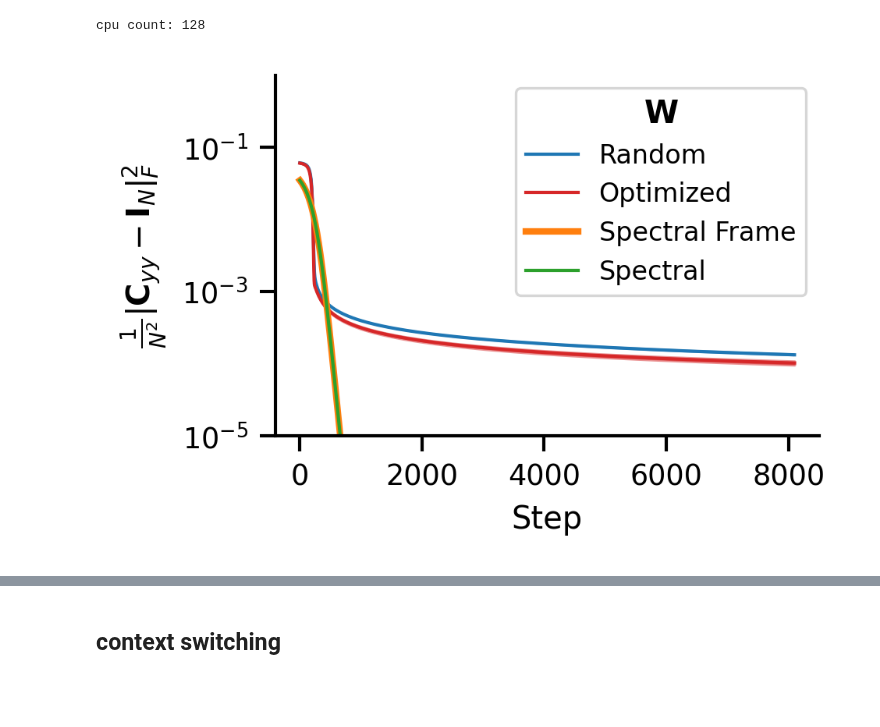
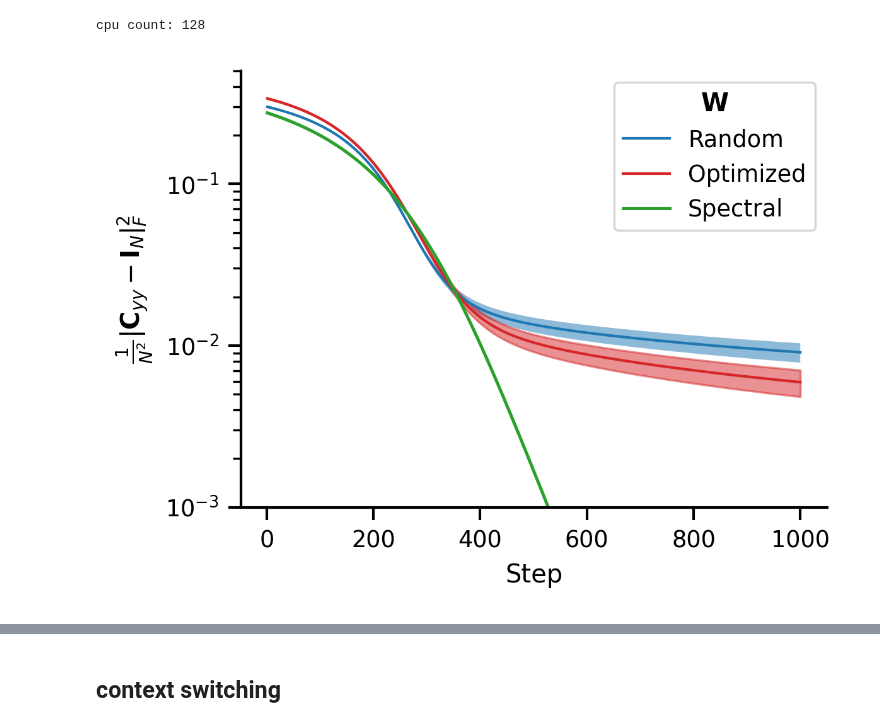
Before and after one commit to lyndond/frame_whitening, a Jupyter notebook: figures/grassmann.ipynb, the cells around one changed output, grey strips where cells are left out. Drawn from its saved outputs; the diff is of its cells as text; code cells hidden in the pictures; blank space fills up the shorter version.

```diff
--- a/figures/grassmann.ipynb
+++ b/figures/grassmann.ipynb
@@ -35,10 +35,15 @@ def simulate_one(
     Cxx =  np.diag(s)   # DIAGONAL COV
 
     if frame == "GRASSMANN":
-        if k >3:
+        if n > 3:
             W, _ = fw.get_grassmannian(n, k, rng)
-        else:
-            W = fw.get_mercedes_frame()
+        elif n == 2:
+            Q, _ = np.linalg.qr(rng.standard_normal((k, k)))
+            W = fw.get_mercedes_frame() @ Q.T
+        else: # n == 3
+            Q, _ = np.linalg.qr(rng.standard_normal((k, k)))
+            W = fw.get_equiangular_3d() @ Q.T
+
     elif frame == "RANDN":
         W = rng.standard_normal((n, k))
     elif frame == "SPECTRAL_FRAME":
@@ -47,8 +52,11 @@ def simulate_one(
         W = np.eye(n)
     W = fw.normalize_frame(W)
 
+    online = False
+    # online = True
+    batch_size = 1
     g_last, _, errors, _ = fws.adapt_covariance(
-        [Cxx], W, 0, n_batch, eta_g, None, False, False, 1., verbose=False, break_on_convergence=False,
+        [Cxx], W, batch_size, n_batch, eta_g, None, online, False, 1., verbose=False, break_on_convergence=False,
         )
 
     return errors, g_last
@@ -77,46 +85,46 @@ def simulate_many(
     return all_errors, all_g
 # %%
 n_repeats = 100
-n = 16
-n_steps = 8096
+n = 2
+n_steps = 1000
 lr = 5E-3
 all_errors_randn,_ = simulate_many(n, n_steps, n_repeats, lr, "RANDN")
 all_errors_grassmann,_ = simulate_many(n, n_steps, n_repeats, lr, "GRASSMANN")
-all_errors_spectral_frame, g_last_spectral_frame = simulate_many(n, n_steps, n_repeats, lr, "SPECTRAL_FRAME")
-all_errors_spectral, g_last_spectral = simulate_many(n, n_steps, n_repeats, lr, "SPECTRAL")
+all_errors_spectral_frame, g_last_spectral_frame = simulate_many(n, n_steps, n_repeats, lr, "SPECTRAL")
+# all_errors_spectral, g_last_spectral = simulate_many(n, n_steps, n_repeats, lr, "SPECTRAL")
 # %%
 # fmt: off
 def get_mean_sem(x):
     return np.mean(x, axis=0), np.std(x, axis=0) / np.sqrt(x.shape[0])
 
 with sns.plotting_context("paper", font_scale=1):
-    fig, ax = plt.subplots(1, 1, figsize=(3, 2) ,dpi=300)
+    fig, ax = plt.subplots(1, 1, figsize=(4, 3) ,dpi=300)
 
     mu_randn, sig_randn = get_mean_sem(all_errors_randn)
     mu_opt, sig_opt = get_mean_sem(all_errors_grassmann)
     mu_spectral, sig_spectral = get_mean_sem(all_errors_spectral)
 
     ax.plot(range(1, len(mu_randn)+1), mu_randn, color="C0", label="Random", linewidth=1)
     ax.fill_between(range(1, len(mu_randn)+1), mu_randn - sig_randn, mu_randn + sig_randn, alpha=0.5)
 
     ax.plot(range(1, len(mu_opt)+1), mu_opt, color="C3", label="Optimized", linewidth=1)
     ax.fill_between(range(1, len(mu_opt)+1), mu_opt - sig_opt, mu_opt + sig_opt, color="C3", alpha=0.5)
 
-    ax.plot(range(1, len(mu_spectral)+1), mu_spectral, color="C1", label="Spectral Frame", linewidth=2)
+    ax.plot(range(1, len(mu_spectral)+1), mu_spectral, color="C2", label="Spectral")
     # ax.fill_between(range(1, len(mu_spectral)+1), mu_spectral - sig_spectral, mu_spectral + sig_spectral, color="C1", alpha=0.5)
-
-    ax.plot(range(1, len(mu_spectral)+1), mu_spectral, color="C2", label="Spectral", linewidth=1)
+    # ax.plot(range(1, len(mu_spectral)+1), mu_spectral, color="C2", label="Spectral", linewidth=1)
 
     ax.set(yscale="log",
     # xscale="log",
     ylabel=r"$\frac{1}{N^2}\|{\bf C}_{yy} - {\bf I}_N\|_F^2$",
     xlabel="Step",
-    # xticks=(1, 100_000),
-    ylim=(1E-5, 1E0))
+    # xticks=(1, 2_000),
+    # ylim=(1E-3, 1E-0),
+    ylim=(1E-3, 0.5))
 
-    ax.legend(title=r"${\bf W}$", fontsize=8, loc="upper right")
+    ax.legend(title=r"${\bf W}$")
 
     sns.despine()
 # fmt: on
 # %% [output]
-[figure, old version]
+[figure, new version]
```
Also changed, not shown: parts of 6 cells of this notebook, 8 other files.
